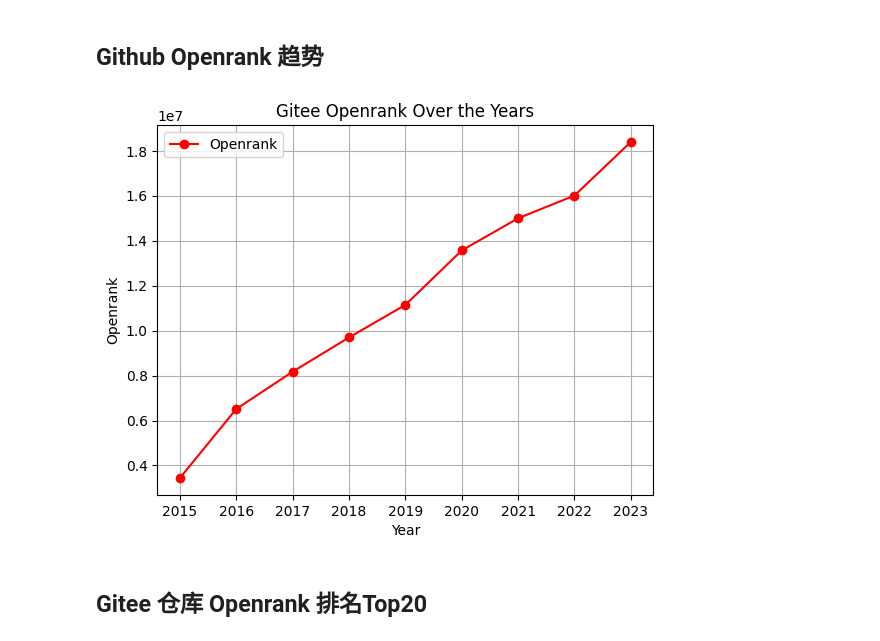
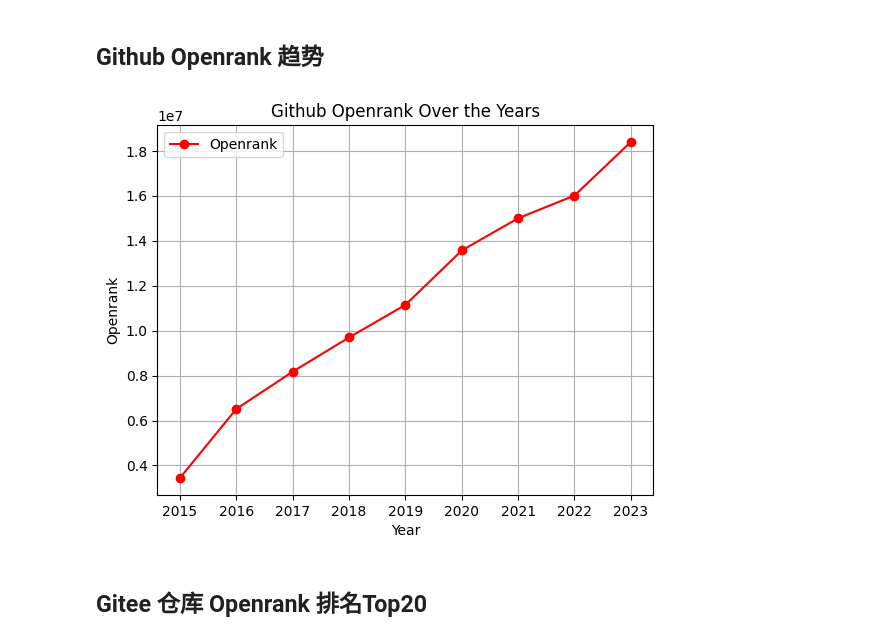
Before and after one commit to andyhuang18/OpenSourceDataInsight, a Jupyter notebook: insight.ipynb, the cells around one changed output. Drawn from its saved outputs; the diff is of its cells as text; code cells hidden in the pictures.

```diff
--- a/insight.ipynb
+++ b/insight.ipynb
@@ -72,26 +72,26 @@ plt.show()
 # %%
 import pandas as pd
 import matplotlib.pyplot as plt
 
 data = pd.read_csv('./data/github_RepoOpenrankByYear.csv')
 
 openrank = data['openrank']
 year = data['year']
 
 plt.plot(year, openrank, marker='o', linestyle='-',
          color='r', label='Openrank')
 
-plt.title('Gitee Openrank Over the Years')
+plt.title('Github Openrank Over the Years')
 plt.xlabel('Year')
 plt.ylabel('Openrank')
 
 plt.grid(True)
 
 plt.legend()
 
 plt.show()
 # %% [output]
-[figure, old version]
+[figure, new version]
 # %% [markdown]
 ## Gitee 仓库 Openrank 排名Top20
 # %%
```
